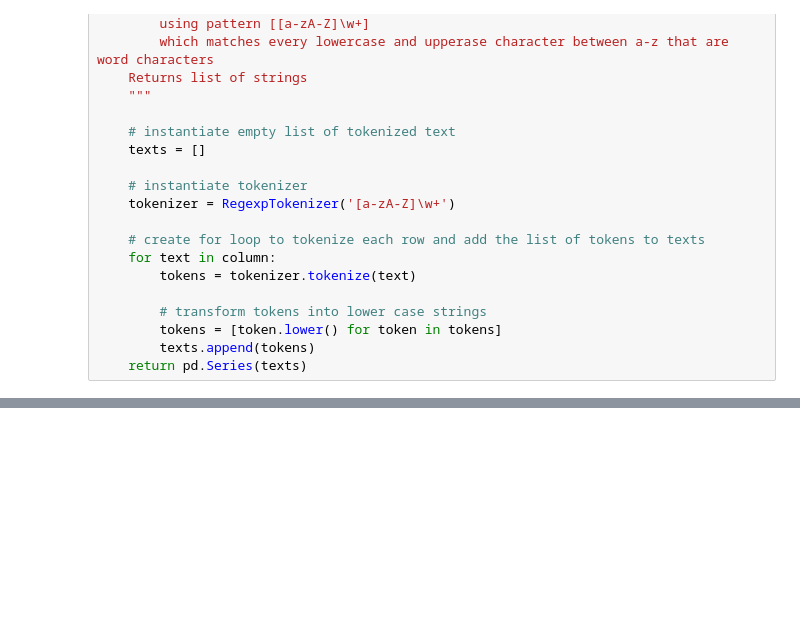
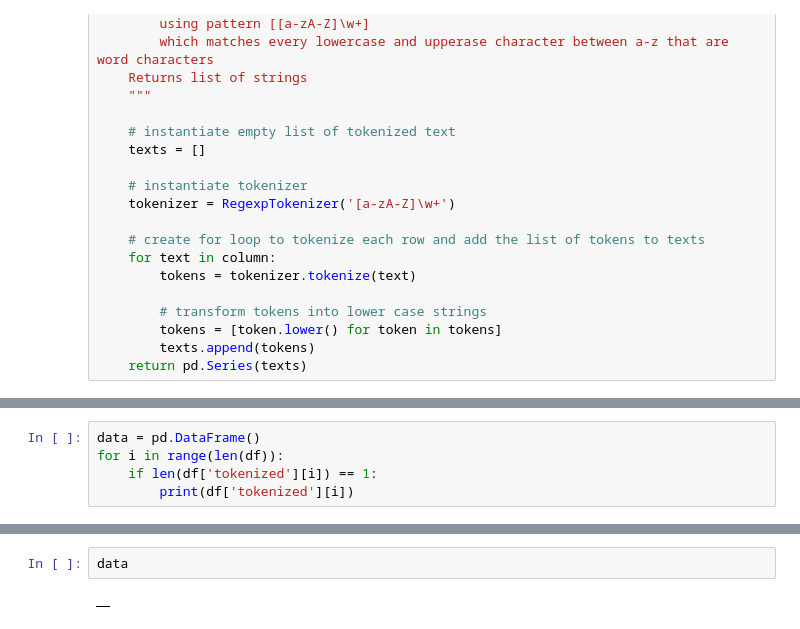
Before and after one commit to biborsz/Capstone, a Jupyter notebook: 003_textEDA.ipynb, the cells around one changed output, grey strips where cells are left out. Cells and saved outputs as stored; diff of their text form; blank space fills up the shorter version.

```diff
--- a/003_textEDA.ipynb
+++ b/003_textEDA.ipynb
@@ -101,0 +110,5 @@ Length: 29928, dtype: object
+# %%
+data = pd.DataFrame()
+for i in range(len(df)):
+    if len(df['tokenized'][i]) == 1:
+        print(df['tokenized'][i])
@@ -101,0 +133,4 @@ Length: 29928, dtype: object
+# %%
+data
+# %% [output]
+|  |
```
Also changed, not shown: parts of 6 cells of this notebook, 14 other files.
